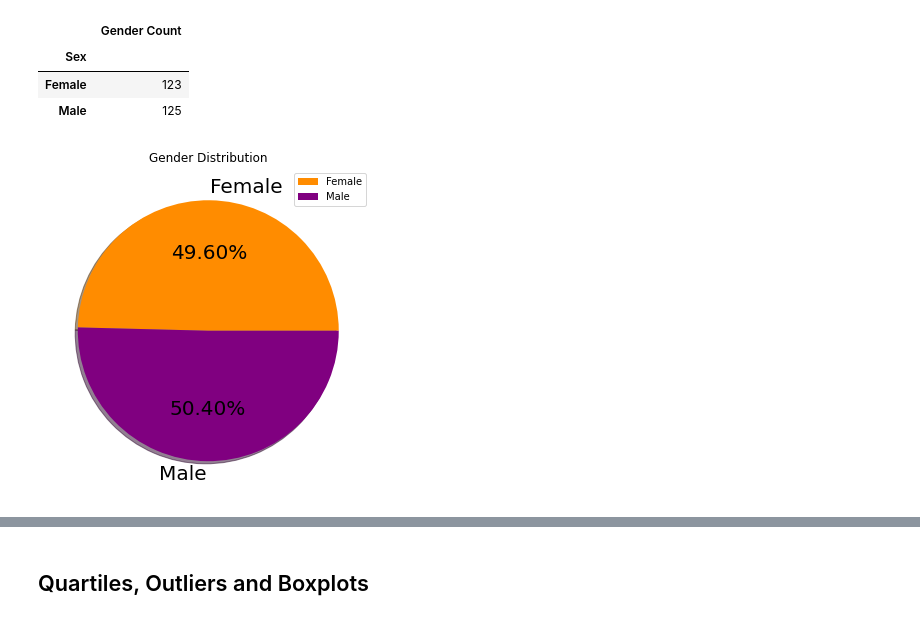
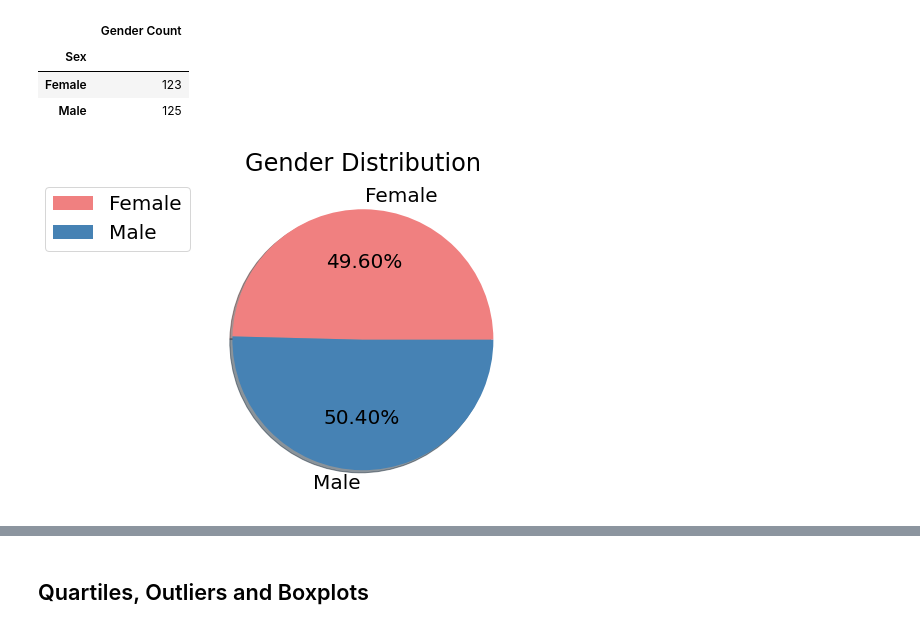
Before and after one commit to fisher1916/cancer-drug-study, a Jupyter notebook: pymaceuticals.ipynb, the cells around one changed output, grey strips where cells are left out. Saved outputs shown, nothing was run; the diff lists cells and outputs as text; code cells hidden in the pictures.

Commit message:
updated graph formats

```diff
--- a/pymaceuticals.ipynb
+++ b/pymaceuticals.ipynb
@@ -220,16 +220,18 @@ gender_df
 # %%
 # Generate a pie plot showing the distribution of female versus male mice using pandas
 
-# DON'T REALLY UNDERSTAND AXES , AND THE WARNING I'M GETTING...
-# MOVE LEGEND
+# DON'T REALLY UNDERSTAND AXES , AND THE WARNING I'M GETTING...Tried setting to just ylabel to clear, not working
+# fig2, ax2= plt.subplots()
+# plt.sca(ax2)
 
+# Plot percentage of each gender in study
 gender_df.plot(kind="pie", y ="Gender Count", figsize=(6,6), labels=["Female", "Male"],
-               colors=["darkorange","purple"], autopct='%.2f%%', shadow= True, title="Gender Distribution",
+               colors=["lightcoral", "steelblue"], autopct='%.2f%%', shadow= True, title="Gender Distribution",
                fontsize=20)
-
+plt.legend(labels, bbox_to_anchor=(0,1),loc="upper right")
 plt.axes().set_ylabel('')
 plt.savefig("Graphs/Panda_Gender_Count_Pie_Plot")
 # %% [output]
-[figure, old version]
+[figure, new version]
 # %%
 # Generate a pie plot showing the distribution of female versus male mice using pyplot
```
Also changed, not shown: parts of 9 cells of this notebook, 5 other files.
